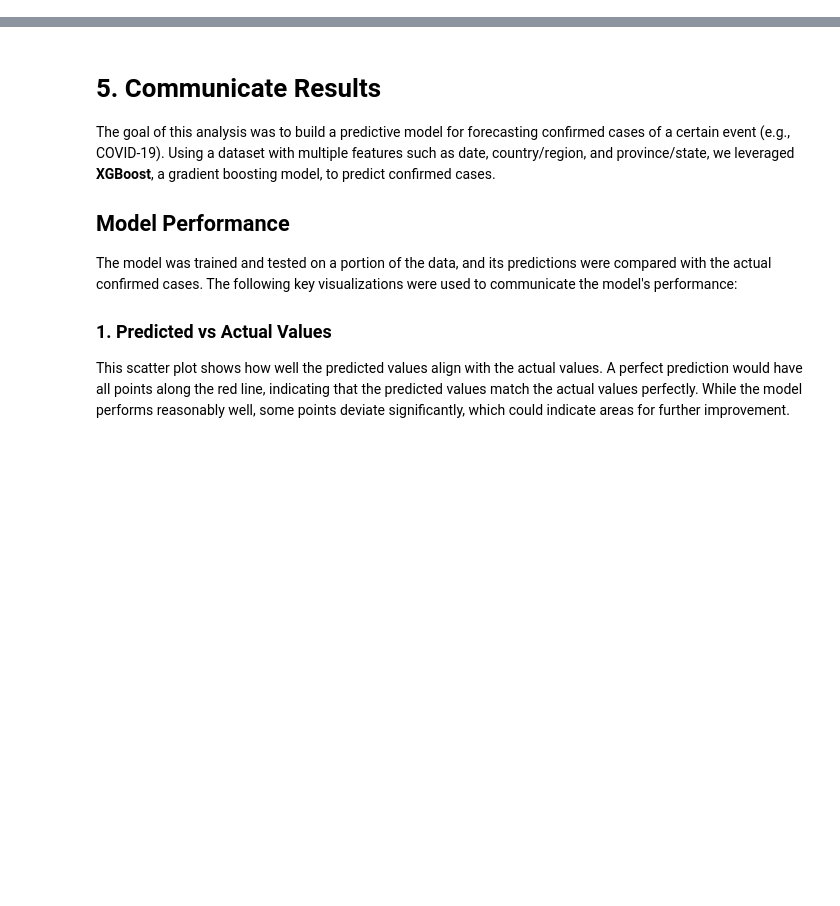
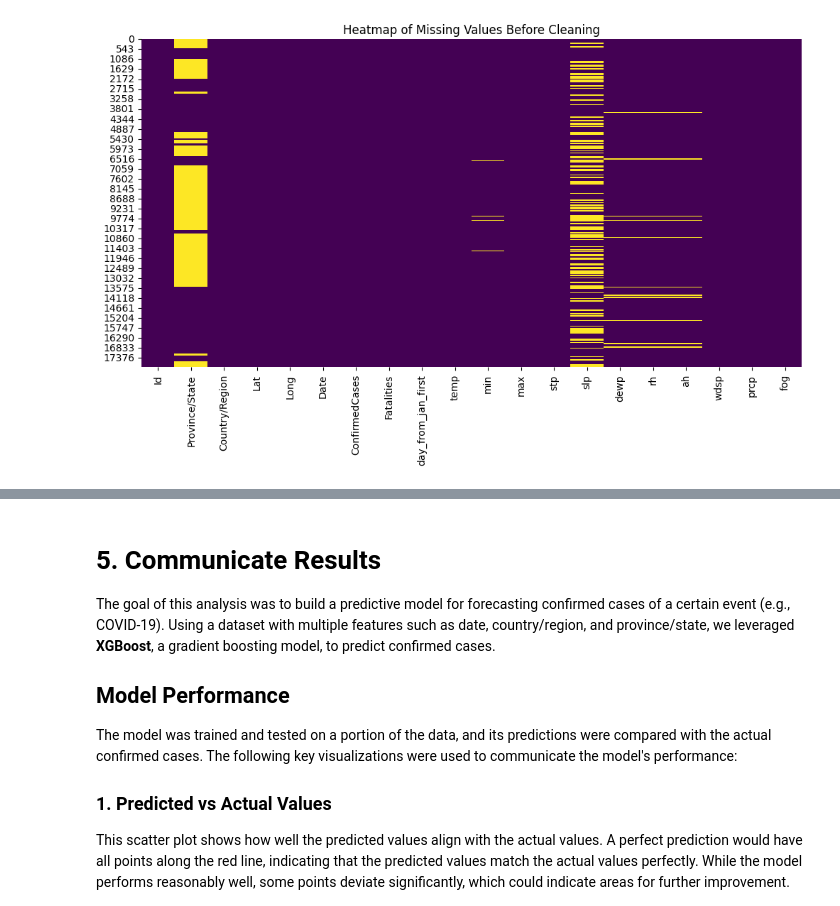
Before and after one commit to Abdelhai1/simple-regression-for-covid-analysis, a Jupyter notebook: fds_project.ipynb, the cells around one changed output, grey strips where cells are left out. Drawn from its saved outputs; the diff is of its cells as text; code cells hidden in the pictures; blank space fills up the shorter version.

```diff
--- a/fds_project.ipynb
+++ b/fds_project.ipynb
@@ -49,55 +96,84 @@ df.head()
 
 ## Data Quality Evaluation:
 # Checking for missing values, data types, and general statistics
+print("Dataset Information:")
 df.info()  # To check data types and null values
-df.describe()  # To get statistical details of the data
 
-# start cleaning
-# List of numerical columns (you can modify this based on your dataset)
+print("\nSummary Statistics:")
+print(df.describe())  # To get statistical details of the data
+
+# Visualizing missing values
+plt.figure(figsize=(12, 6))
+sns.heatmap(df.isnull(), cbar=False, cmap='viridis')
+plt.title("Heatmap of Missing Values Before Cleaning")
+plt.show()
+
+# Handling Missing Values
+
+# List of numerical columns (modify this based on your dataset)
 numerical_columns = [
     'ConfirmedCases', 'Fatalities', 'day_from_jan_first', 'temp', 'min', 'max',
     'stp', 'slp', 'dewp', 'rh', 'ah', 'wdsp', 'prcp'
 ]
 
-# Handle inf values by replacing them with NaN
+# Replace inf values with NaN
 df.replace([np.inf, -np.inf], np.nan, inplace=True)
 
-# Impute missing values for numerical columns
-imputer = SimpleImputer(strategy='mean')  # You can change 'mean' to 'median', 'most_frequent', or 'constant'
-df[numerical_columns] = imputer.fit_transform(df[numerical_columns])
+# Impute missing values for numerical columns using different strategies
+numerical_imputer_mean = SimpleImputer(strategy='mean')
+numerical_imputer_median = SimpleImputer(strategy='median')
+
+df_mean_imputed = df.copy()
+df_mean_imputed[numerical_columns] = numerical_imputer_mean.fit_transform(df_mean_imputed[numerical_columns])
+
+df_median_imputed = df.copy()
+df_median_imputed[numerical_columns] = numerical_imputer_median.fit_transform(df_median_imputed[numerical_columns])
 
 # Handle categorical columns
-# For simplicity, let's assume 'Province/State' is categorical and needs to be filled
-df['Province/State'].fillna('Unknown', inplace=True)
+# Example: Fill missing 'Province/State' with 'Unknown'
+for dataset in [df_mean_imputed, df_median_imputed]:
+    dataset['Province/State'].fillna('Unknown', inplace=True)
 
-# Additional cleaning for 'Date' column (if it's not in datetime format yet)
-df['Date'] = pd.to_datetime(df['Date'], errors='coerce')  # Convert to datetime, invalid entries will become NaT
+# Handle 'Date' column
+for dataset in [df_mean_imputed, df_median_imputed]:
+    dataset['Date'] = pd.to_datetime(dataset['Date'], errors='coerce')
+    dataset.dropna(subset=['Date'], inplace=True)
 
-# Handle rows with NaT in 'Date' column by filling or dropping (based on your need)
-df.dropna(subset=['Date'], inplace=True)  # Dropping rows with invalid dates
+# Fill missing 'Lat' and 'Long' with mean values
+for dataset in [df_mean_imputed, df_median_imputed]:
+    dataset['Lat'].fillna(dataset['Lat'].mean(), inplace=True)
+    dataset['Long'].fillna(dataset['Long'].mean(), inplace=True)
 
-# Fill missing 'Lat' and 'Long' with the mean value for these columns if they are numeric
-df['Lat'].fillna(df['Lat'].mean(), inplace=True)
-df['Long'].fillna(df['Long'].mean(), inplace=True)
+# Visualizing missing values after cleaning
+plt.figure(figsize=(12, 6))
+sns.heatmap(df_mean_imputed.isnull(), cbar=False, cmap='viridis')
+plt.title("Heatmap of Missing Values After Mean Imputation")
+plt.show()
 
-# Check the cleaned dataset
-print(df.info())
-
-# Show the first few rows of the cleaned dataset
-print(df.head())
-# Check for duplicates after cleaning
-df.drop_duplicates(inplace=True)
+# Check for duplicates
+df_mean_imputed.drop_duplicates(inplace=True)
+df_median_imputed.drop_duplicates(inplace=True)
 
 # Splitting Data for Training and Validation
+# Define features (X) and target variable (y)
+X_mean = df_mean_imputed.drop(columns=['ConfirmedCases', 'Fatalities'])
+y_mean = df_mean_imputed['ConfirmedCases']
 
-# Define your features (X) and target variable (y)
-X = df.drop(columns=['ConfirmedCases', 'Fatalities'])  # Features (excluding target)
-y = df['ConfirmedCases']  # Target variable (ConfirmedCases or Fatalities)
+X_median = df_median_imputed.drop(columns=['ConfirmedCases', 'Fatalities'])
+y_median = df_median_imputed['ConfirmedCases']
 
-# Split the data: 80% for training, 20% for validation
-X_train, X_valid, y_train, y_valid = train_test_split(X, y, test_size=0.2, random_state=42)
+# Splitting the data: 80% for training, 20% for validation
+X_mean_train, X_mean_valid, y_mean_train, y_mean_valid = train_test_split(
+    X_mean, y_mean, test_size=0.2, random_state=42
+)
+X_median_train, X_median_valid, y_median_train, y_median_valid = train_test_split(
+    X_median, y_median, test_size=0.2, random_state=42
+)
 
-# Check the shape of the split data
-print("Training data shape:", X_train.shape)
-print("Validation data shape:", X_valid.shape)
+# Display split data shapes
+print("Mean Imputed Training Data Shape:", X_mean_train.shape)
+print("Mean Imputed Validation Data Shape:", X_mean_valid.shape)
+
+print("Median Imputed Training Data Shape:", X_median_train.shape)
+print("Median Imputed Validation Data Shape:", X_median_valid.shape)
 # %% [output]
@@ -121,3 +197,4 @@ Validation data shape: (3579, 18)
+[figure, added]
 The behavior will change in pandas 3.0. This inplace method will never work because the intermediate object on which we are setting values always behaves as a copy.
 
 For example, when doing 'df[col].method(value, inplace=True)', try using 'df.method({col: value}, inplace=True)' or df[col] = df[col].method(value) instead, to perform the operation inplace on the ori ...
```
Also changed, not shown: parts of 5 cells of this notebook, 1 other file.
